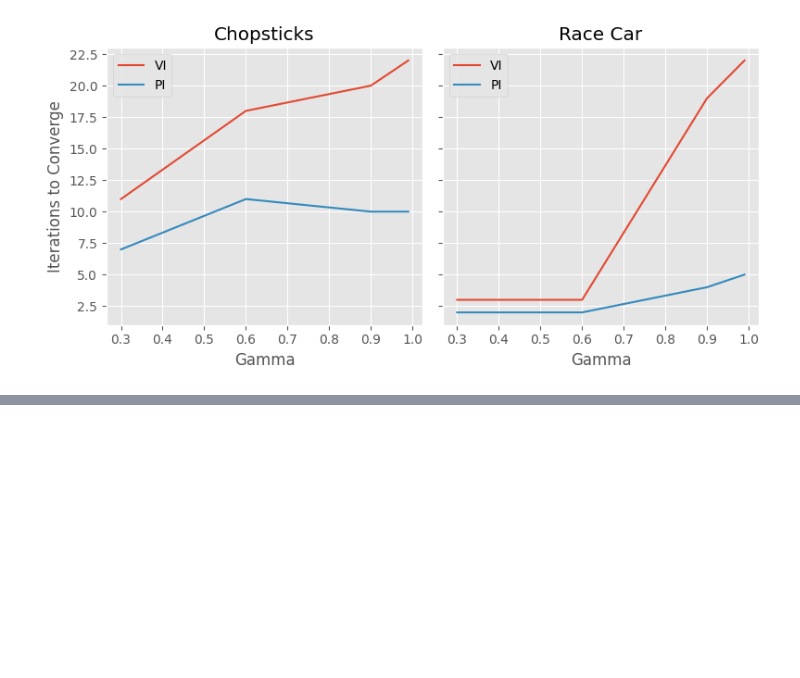
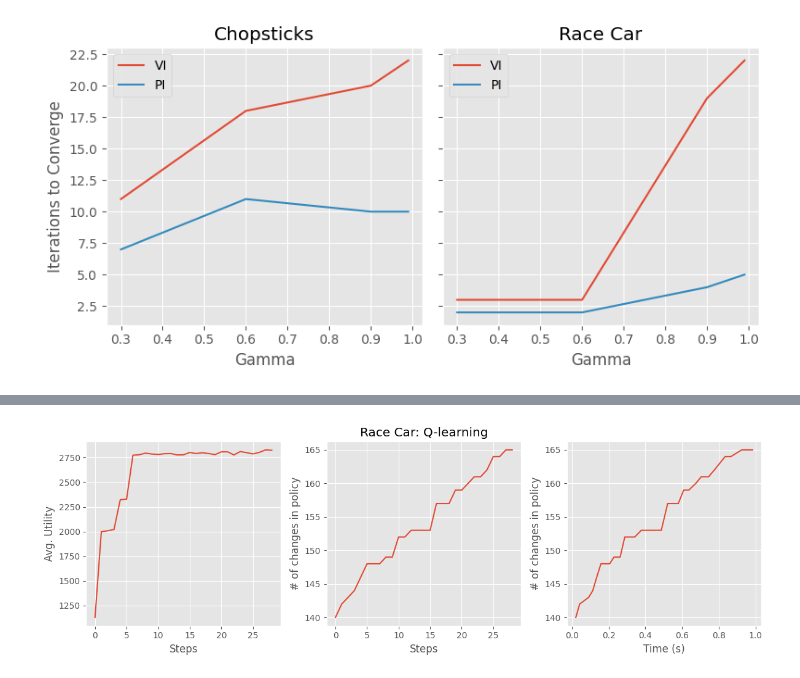
Before and after one commit to vinitjogani/mdp-solvers, a Jupyter notebook: experiments.ipynb, the cells around one changed output, grey strips where cells are left out. Saved outputs shown, nothing was run; the diff lists cells and outputs as text; code cells hidden in the pictures; blank space fills up the shorter version.

```diff
--- a/experiments.ipynb
+++ b/experiments.ipynb
@@ -111,5 +87,5 @@ Converged!
 # %%
 fix_seed()
 env = environments.Racecar()
-V23, P23, C23, R23, T23, Q = solver.q_learning(env, iters=1000, eps=0.3, lr=0.1, rsims=1, eps_decay=0.97, replay_size=1_000_000)
+V23, P23, C23, R23, T23, Q = solver.q_learning(env, iters=1000, eps=0.4, lr=0.1, rsims=1, eps_decay=0.97, replay_size=1_000_000, min_reward=2800)
 # %% [output]
@@ -258,0 +268,29 @@ fig.tight_layout();
+# %%
+fig, axs = plt.subplots(ncols=3, figsize=(12, 4))
+
+axs[1].set_title("Race Car: Q-learning")
+
+# axs[0].plot(R21, label="VI")
+# axs[0].plot(R22, label="PI")
+axs[0].plot(R23, label="Q")
+axs[0].set_xlabel("Steps")
+axs[0].set_ylabel("Avg. Utility")
+# axs[0].legend()
+
+# axs[1].plot(np.cumsum(C21), label="VI")
+# axs[1].plot(np.cumsum(C22), label="PI")
+axs[1].plot(np.cumsum(C23), label="Q")
+axs[1].set_xlabel("Steps")
+axs[1].set_ylabel("# of changes in policy")
+# axs[1].legend()
+
+# axs[2].plot(T21, np.cumsum(C21), label="VI")
+# axs[2].plot(T22, np.cumsum(C22), label="PI")
+axs[2].plot(T23, np.cumsum(C23), label="Q")
+axs[2].set_xlabel("Time (s)")
+axs[2].set_ylabel("# of changes in policy")
+# axs[2].legend()
+
+fig.tight_layout();
+# %% [output]
+[figure, added]
```
Also changed, not shown: parts of 14 cells of this notebook, 1 other file.
